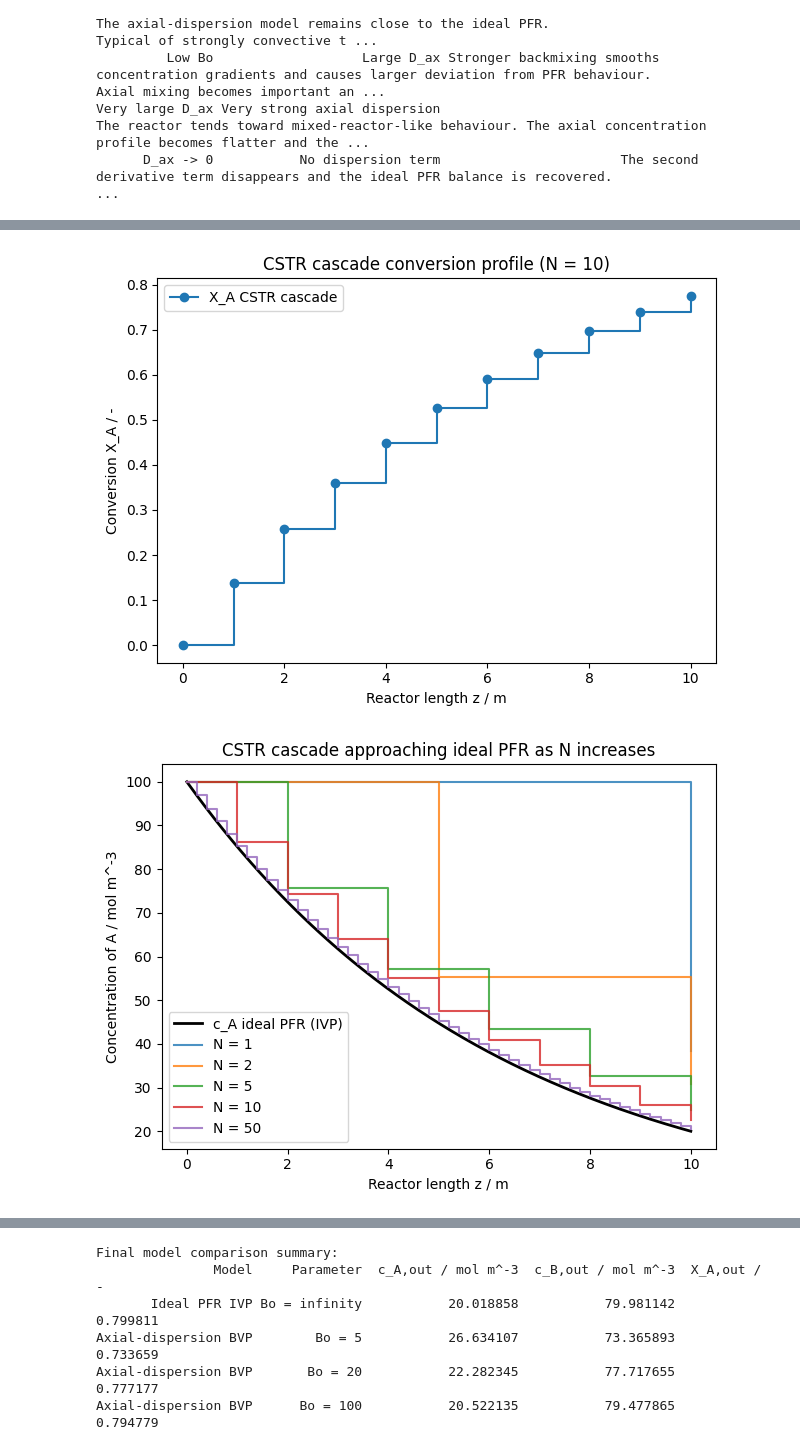
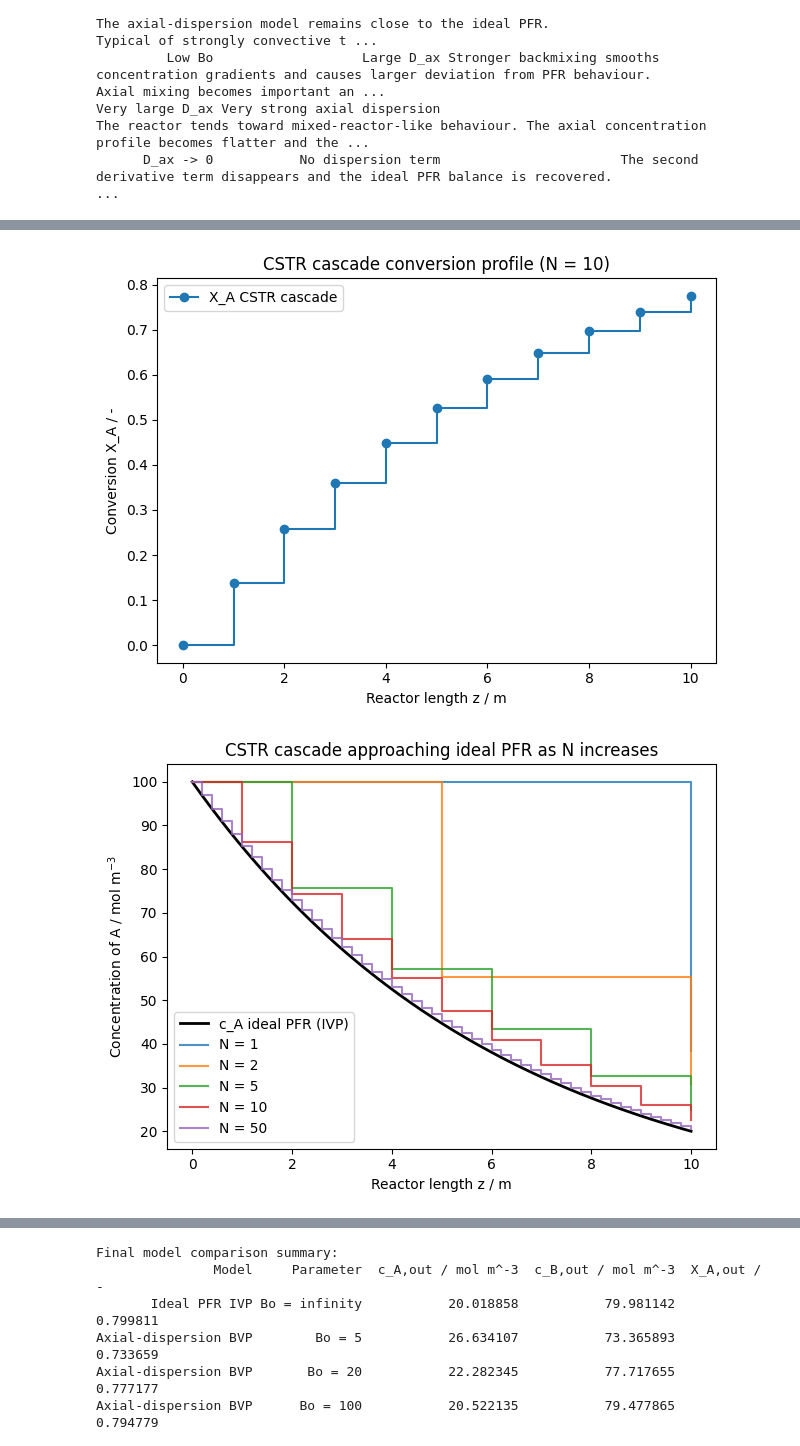
Before and after one commit to SirHenry1st/CRE_3, a Jupyter notebook: Assignment 4/Assignment_4_report.ipynb, the cells around one changed output, grey strips where cells are left out. Saved outputs shown, nothing was run; the diff lists cells and outputs as text; code cells hidden in the pictures.

```diff
--- a/Assignment 4/Assignment_4_report.ipynb
+++ b/Assignment 4/Assignment_4_report.ipynb
@@ -290,16 +290,17 @@ pfr_df = pd.DataFrame({
 pfr_df["X_A / -"] = conversion(pfr_df["c_A / mol m^-3"], c_A_in)
 
 # Analytical solution
-pfr_df["c_A analytical / mol m^-3"] = c_A_in * np.exp(-k * pfr_df["z / m"] / u)
-pfr_df["X_A analytical / -"] = conversion(pfr_df["c_A analytical / mol m^-3"], c_A_in)
+pfr_df[r"c_A analytical / mol $\mathrm{m}^{-3}$"] = c_A_in * np.exp(-k * pfr_df["z / m"] / u)
+pfr_df[r"X_A analytical / -"] = conversion(pfr_df[r"c_A analytical / mol $\mathrm{m}^{-3}$"], c_A_in)
 
 # Error between numerical and analytical solution
 max_error_cA = np.max(
-    np.abs(pfr_df["c_A / mol m^-3"] - pfr_df["c_A analytical / mol m^-3"])
+    np.abs(pfr_df["c_A / mol m^-3"] - pfr_df[r"c_A analytical / mol $\mathrm{m}^{-3}$"])
 )
 
+
 max_error_X = np.max(
-    np.abs(pfr_df["X_A / -"] - pfr_df["X_A analytical / -"])
+    np.abs(pfr_df["X_A / -"] - pfr_df[r"X_A analytical / -"])
 )
 
 # Summary table
@@ -321,15 +322,15 @@ plt.figure()
 plt.plot(
     pfr_df["z / m"],
     pfr_df["c_A / mol m^-3"],
-    label="c_A numerical"
+    label=r"c_A numerical"
 )
 plt.plot(
     pfr_df["z / m"],
     pfr_df["c_B / mol m^-3"],
-    label="c_B numerical"
+    label=r"c_B numerical"
 )
 plt.xlabel("Reactor length z / m")
-plt.ylabel("Concentration / mol m^-3")
+plt.ylabel(r"Concentration / mol $\mathrm{m}^{-3}$")
 plt.title("Ideal PFR concentration profiles")
 plt.legend()
 plt.tight_layout()
@@ -344,12 +345,12 @@ plt.plot(
 )
 plt.plot(
     pfr_df["z / m"],
-    pfr_df["c_A analytical / mol m^-3"],
+    pfr_df[r"c_A analytical / mol $\mathrm{m}^{-3}$"],
     "--",
     label="Analytical solution"
 )
 plt.xlabel("Reactor length z / m")
-plt.ylabel("Concentration of A / mol m^-3")
+plt.ylabel(r"Concentration / mol $\mathrm{m}^{-3}$")
 plt.title("Validation of ideal PFR numerical solution")
 plt.legend()
 plt.tight_layout()
@@ -363,7 +364,7 @@ plt.plot(
     label="Conversion of A"
 )
 plt.xlabel("Reactor length z / m")
-plt.ylabel("Conversion X_A / -")
+plt.ylabel(r"Conversion X_A / -")
 plt.title("Ideal PFR conversion profile")
 plt.legend()
 plt.tight_layout()
@@ -1285,7 +1286,7 @@ plt.step(
     label="c_B CSTR cascade"
 )
 plt.xlabel("Reactor length z / m")
-plt.ylabel("Concentration / mol m^-3")
+plt.ylabel(r"Concentration / mol $\mathrm{m}^{-3}$")
 plt.title(f"CSTR cascade concentration profile (N = {N})")
 plt.legend()
 plt.tight_layout()
@@ -1331,7 +1332,7 @@ for N_i in [1, 2, 5, 10, 50]:
     )
 
 plt.xlabel("Reactor length z / m")
-plt.ylabel("Concentration of A / mol m^-3")
+plt.ylabel(r"Concentration of A / mol $\mathrm{m}^{-3}$")
 plt.title("CSTR cascade approaching ideal PFR as N increases")
 plt.legend()
 plt.tight_layout()
@@ -1341,5 +1342,5 @@ plt.show()
 [figure]
-[figure, old version]
+[figure, new version]
 # %% [markdown]
 ## 11. Comparison of CSTR cascade with dispersion model at three distinct points
 
```
Also changed, not shown: parts of 17 cells of this notebook.
